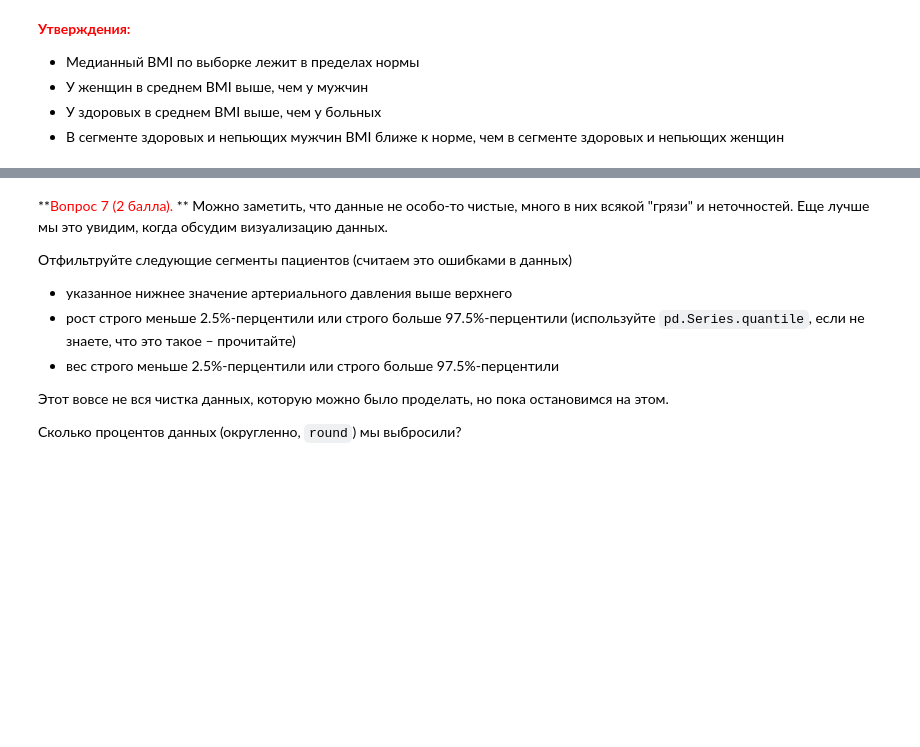
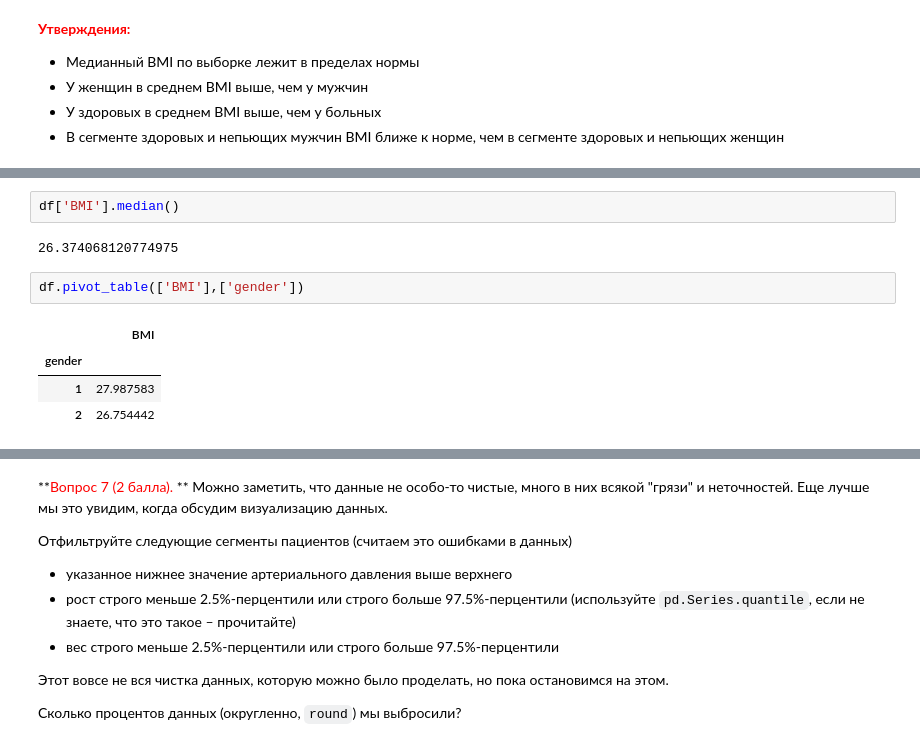
Before and after one commit to gbarvinok/mlcourse_open, a Jupyter notebook: jupyter_notebooks/topic01_pandas_data_analysis/hw1_session2_data_analysis_pandas.ipynb, the cells around one changed output, grey strips where cells are left out. Cells and saved outputs as stored; diff of their text form; blank space fills up the shorter version.

```diff
--- a/jupyter_notebooks/topic01_pandas_data_analysis/hw1_session2_data_analysis_pandas.ipynb
+++ b/jupyter_notebooks/topic01_pandas_data_analysis/hw1_session2_data_analysis_pandas.ipynb
@@ -196,0 +254,11 @@ df.groupby('smoke')[['age']].agg(np.median)
+# %%
+df['BMI'].median()
+# %% [output]
+26.374068120774975
+# %%
+df.pivot_table(['BMI'],['gender'])
+# %% [output]
+|  | BMI |
+| gender |  |
+| 1 | 27.987583 |
+| 2 | 26.754442 |
```
Also changed, not shown: parts of 31 cells of this notebook.
